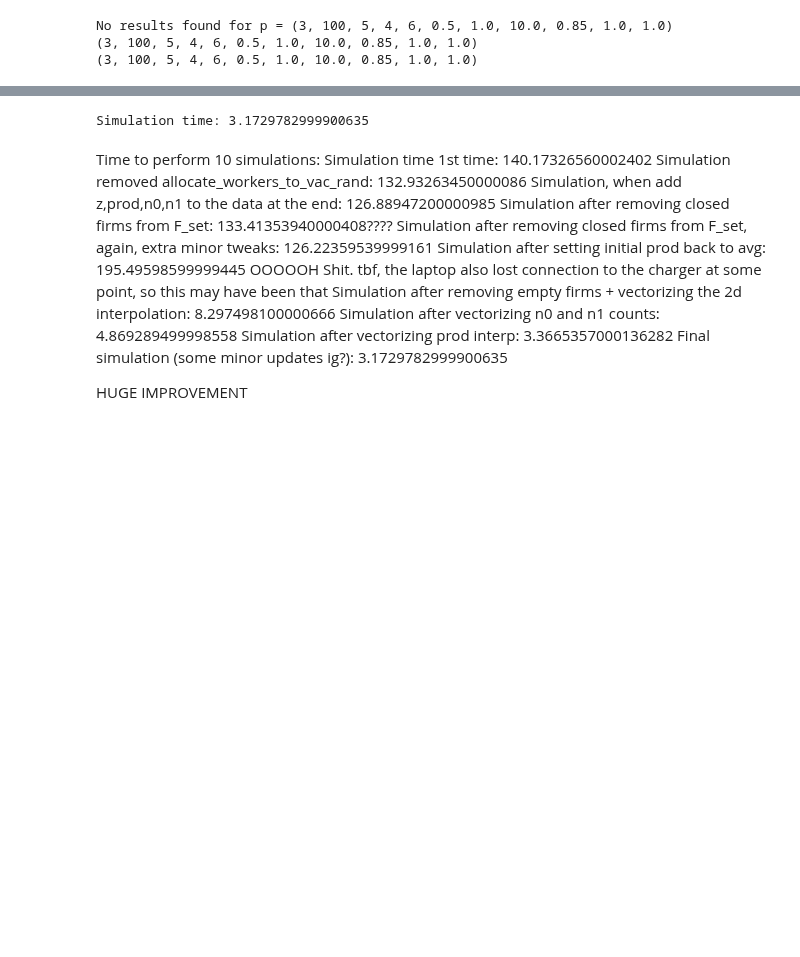
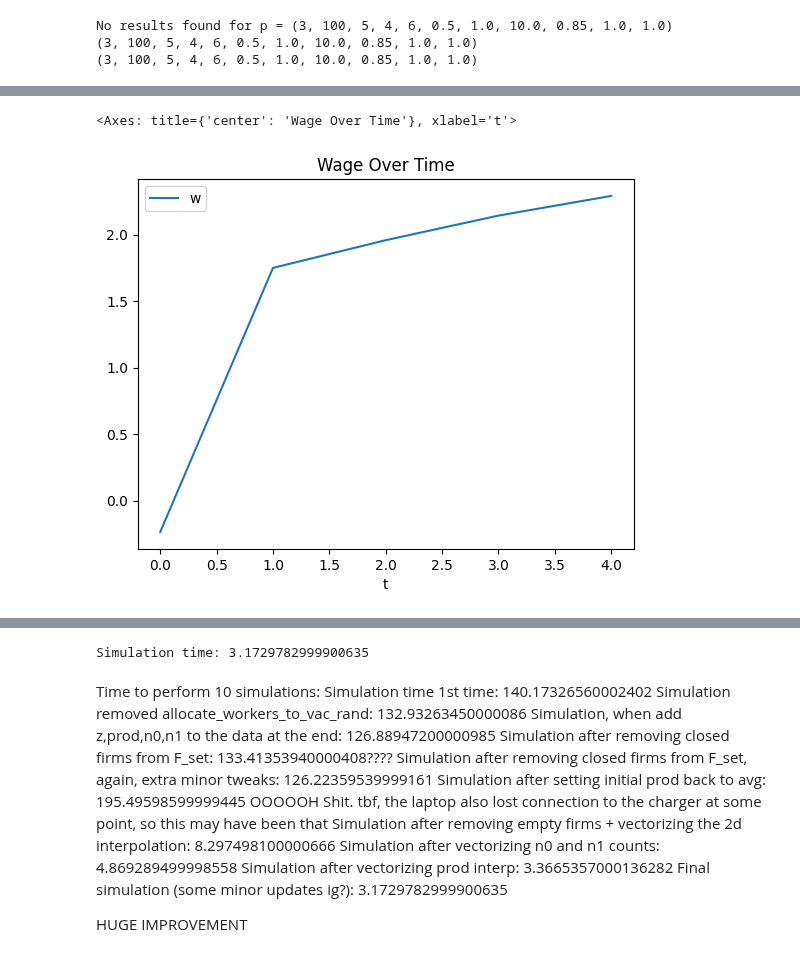
Before and after one commit to zalandru/Dynamic-Contracting-Multi-worker-Firm, a Jupyter notebook: Multiworker_wage_2steps/Trying out Tasmanian.ipynb, the cells around one changed output, grey strips where cells are left out. Saved outputs shown, nothing was run; the diff lists cells and outputs as text; code cells hidden in the pictures; blank space fills up the shorter version.

```diff
--- a/Multiworker_wage_2steps/Trying out Tasmanian.ipynb
+++ b/Multiworker_wage_2steps/Trying out Tasmanian.ipynb
@@ -54,0 +122,6 @@ simulation = sim.simulate_val
+# %%
+employed_data = irf_simul.loc[irf_simul['f'] > 0]
+employed_data.plot(x='t', y='w', kind='line', title='Wage Over Time')
+# %% [output]
+<Axes: title={'center': 'Wage Over Time'}, xlabel='t'>
+[figure, added]
```
Also changed, not shown: parts of 4 cells of this notebook, 3 other files.
